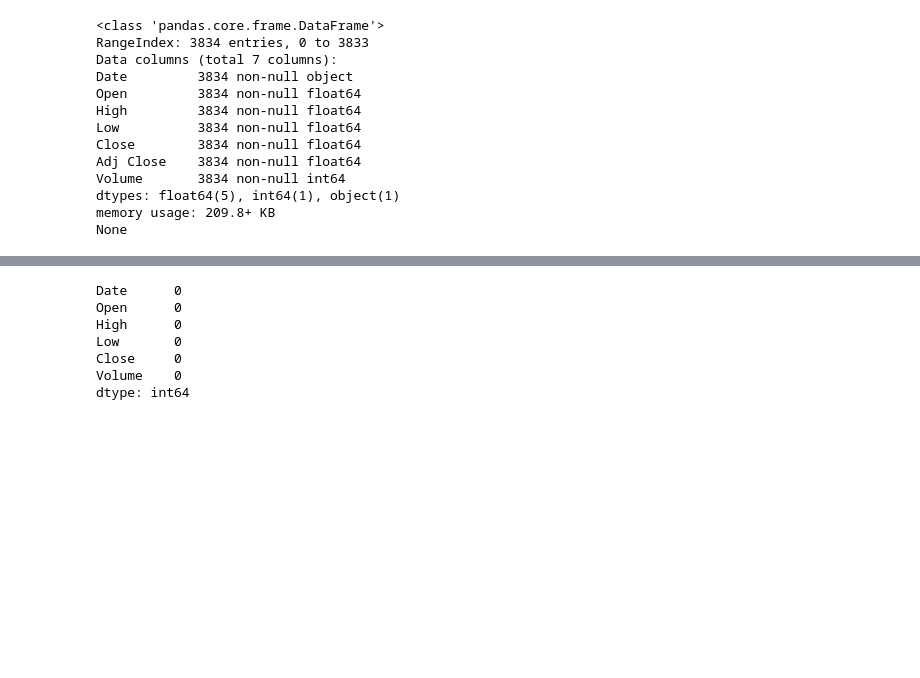
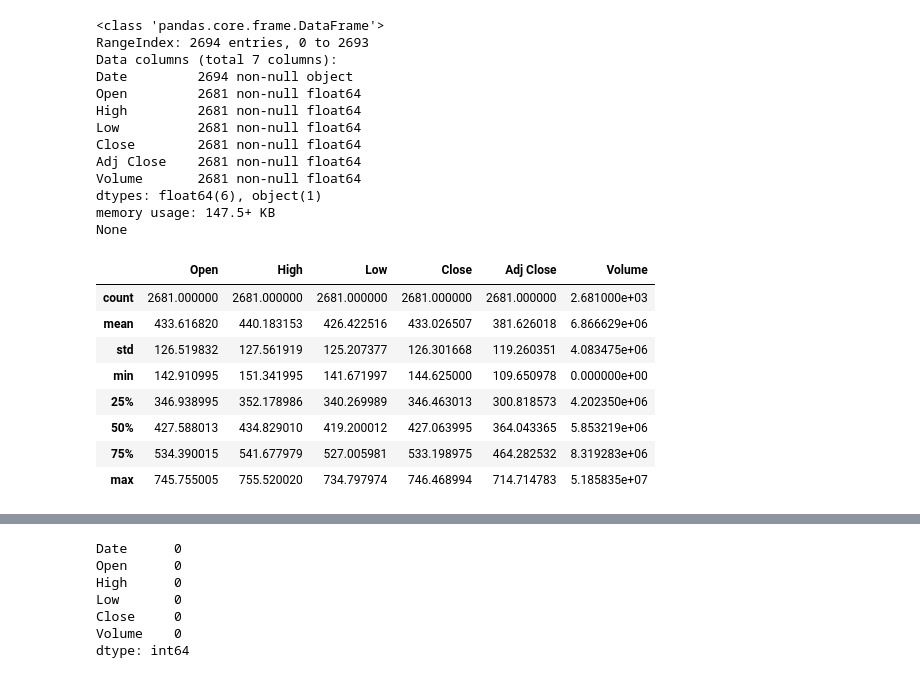
Before and after one commit to git-varun/Stock-Market-Prediction, a Jupyter notebook: Main.ipynb, the cells around one changed output, grey strips where cells are left out. Drawn from its saved outputs; the diff is of its cells as text; code cells hidden in the pictures; blank space fills up the shorter version.

```diff
--- a/Main.ipynb
+++ b/Main.ipynb
@@ -22,20 +20,32 @@ logger.addHandler(streamhandler)
 # %%
-init_data = pd.read_csv("GOOG.csv")
+init_data = pd.read_csv("TATASTEEL.NS .csv")
 print(init_data.info())
 # %% [output]
 <class 'pandas.core.frame.DataFrame'>
-RangeIndex: 3834 entries, 0 to 3833
+RangeIndex: 2694 entries, 0 to 2693
 Data columns (total 7 columns):
-Date         3834 non-null object
-Open         3834 non-null float64
-High         3834 non-null float64
-Low          3834 non-null float64
-Close        3834 non-null float64
-Adj Close    3834 non-null float64
-Volume       3834 non-null int64
-dtypes: float64(5), int64(1), object(1)
-memory usage: 209.8+ KB
+Date         2694 non-null object
+Open         2681 non-null float64
+High         2681 non-null float64
+Low          2681 non-null float64
+Close        2681 non-null float64
+Adj Close    2681 non-null float64
+Volume       2681 non-null float64
+dtypes: float64(6), object(1)
+memory usage: 147.5+ KB
 None
+# %%
+init_data.describe()
+# %% [output]
+|  | Open | High | Low | Close | Adj Close | Volume |
+| count | 2681.000000 | 2681.000000 | 2681.000000 | 2681.000000 | 2681.000000 | 2.681000e+03 |
+| mean | 433.616820 | 440.183153 | 426.422516 | 433.026507 | 381.626018 | 6.866629e+06 |
+| std | 126.519832 | 127.561919 | 125.207377 | 126.301668 | 119.260351 | 4.083475e+06 |
+| min | 142.910995 | 151.341995 | 141.671997 | 144.625000 | 109.650978 | 0.000000e+00 |
+| 25% | 346.938995 | 352.178986 | 340.269989 | 346.463013 | 300.818573 | 4.202350e+06 |
+| 50% | 427.588013 | 434.829010 | 419.200012 | 427.063995 | 364.043365 | 5.853219e+06 |
+| 75% | 534.390015 | 541.677979 | 527.005981 | 533.198975 | 464.282532 | 8.319283e+06 |
+| max | 745.755005 | 755.520020 | 734.797974 | 746.468994 | 714.714783 | 5.185835e+07 |
 # %%
 data = init_data.drop(["Adj Close"], axis=1).copy()
 print(data.head(10))
```
Also changed, not shown: parts of 41 cells of this notebook, 4 other files.
